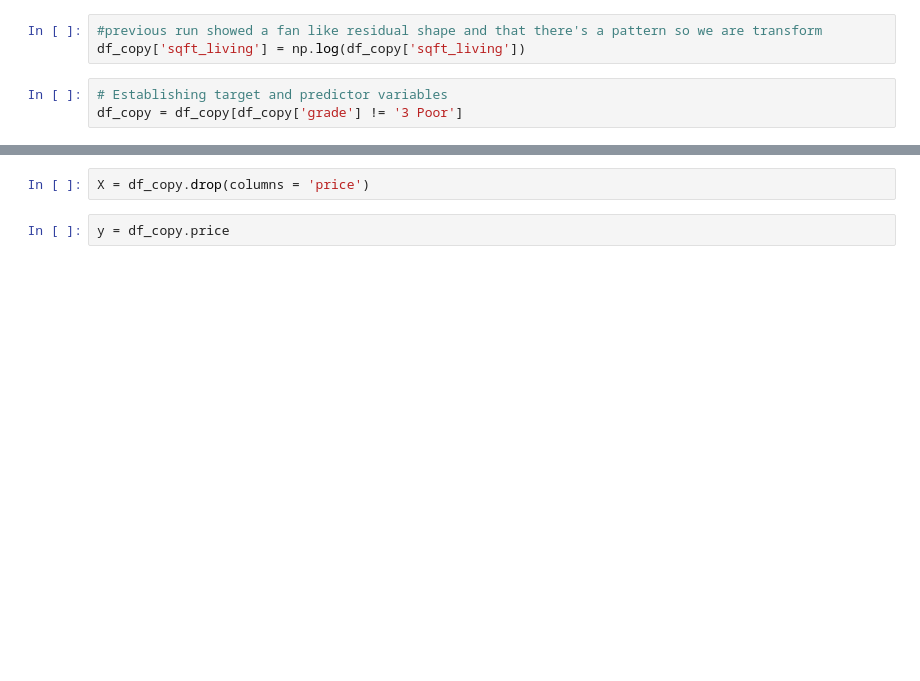
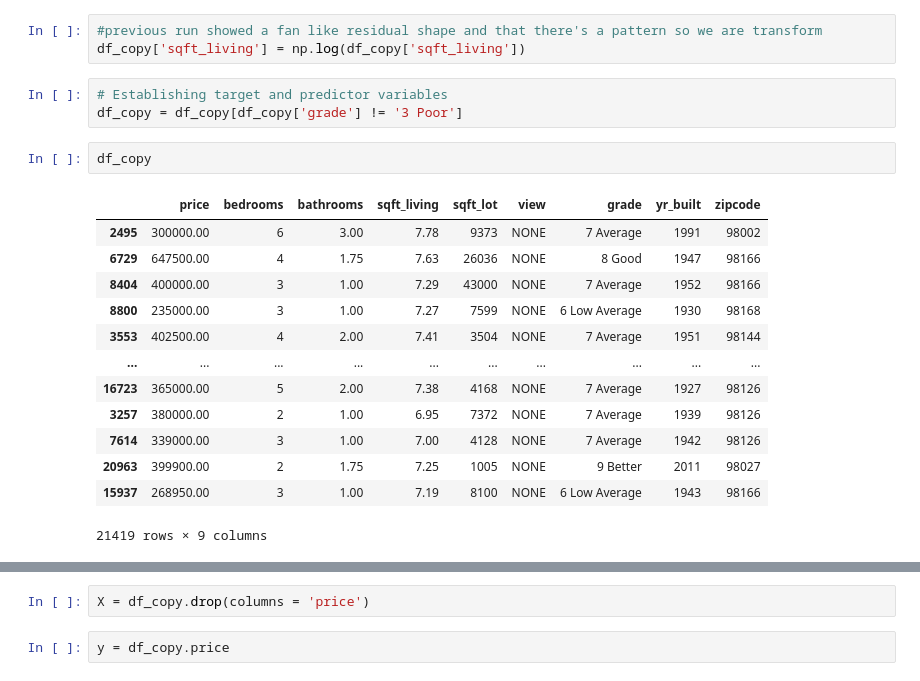
Before and after one commit to xiaohua-su/King_County_Real_Estate_Analysis, a Jupyter notebook: scratchwork_that_runs_properly.ipynb, the cells around one changed output, grey strips where cells are left out. Drawn from its saved outputs; the diff is of its cells as text; blank space fills up the shorter version.

```diff
--- a/scratchwork_that_runs_properly.ipynb
+++ b/scratchwork_that_runs_properly.ipynb
@@ -109,3 +110,19 @@ df_copy['sqft_living'] = np.log(df_copy['sqft_living'])
 # %%
 # Establishing target and predictor variables
 df_copy = df_copy[df_copy['grade'] != '3 Poor']
+# %%
+df_copy
+# %% [output]
+|  | price | bedrooms | bathrooms | sqft_living | sqft_lot | view | grade | yr_built | zipcode |
+| 2495 | 300000.00 | 6 | 3.00 | 7.78 | 9373 | NONE | 7 Average | 1991 | 98002 |
+| 6729 | 647500.00 | 4 | 1.75 | 7.63 | 26036 | NONE | 8 Good | 1947 | 98166 |
+| 8404 | 400000.00 | 3 | 1.00 | 7.29 | 43000 | NONE | 7 Average | 1952 | 98166 |
+| 8800 | 235000.00 | 3 | 1.00 | 7.27 | 7599 | NONE | 6 Low Average | 1930 | 98168 |
+| 3553 | 402500.00 | 4 | 2.00 | 7.41 | 3504 | NONE | 7 Average | 1951 | 98144 |
+| ... | ... | ... | ... | ... | ... | ... | ... | ... | ... |
+| 16723 | 365000.00 | 5 | 2.00 | 7.38 | 4168 | NONE | 7 Average | 1927 | 98126 |
+| 3257 | 380000.00 | 2 | 1.00 | 6.95 | 7372 | NONE | 7 Average | 1939 | 98126 |
+| 7614 | 339000.00 | 3 | 1.00 | 7.00 | 4128 | NONE | 7 Average | 1942 | 98126 |
+| 20963 | 399900.00 | 2 | 1.75 | 7.25 | 1005 | NONE | 9 Better | 2011 | 98027 |
+| 15937 | 268950.00 | 3 | 1.00 | 7.19 | 8100 | NONE | 6 Low Average | 1943 | 98166 |
+21419 rows × 9 columns
```
Also changed, not shown: parts of 58 cells of this notebook, 1 other file.
